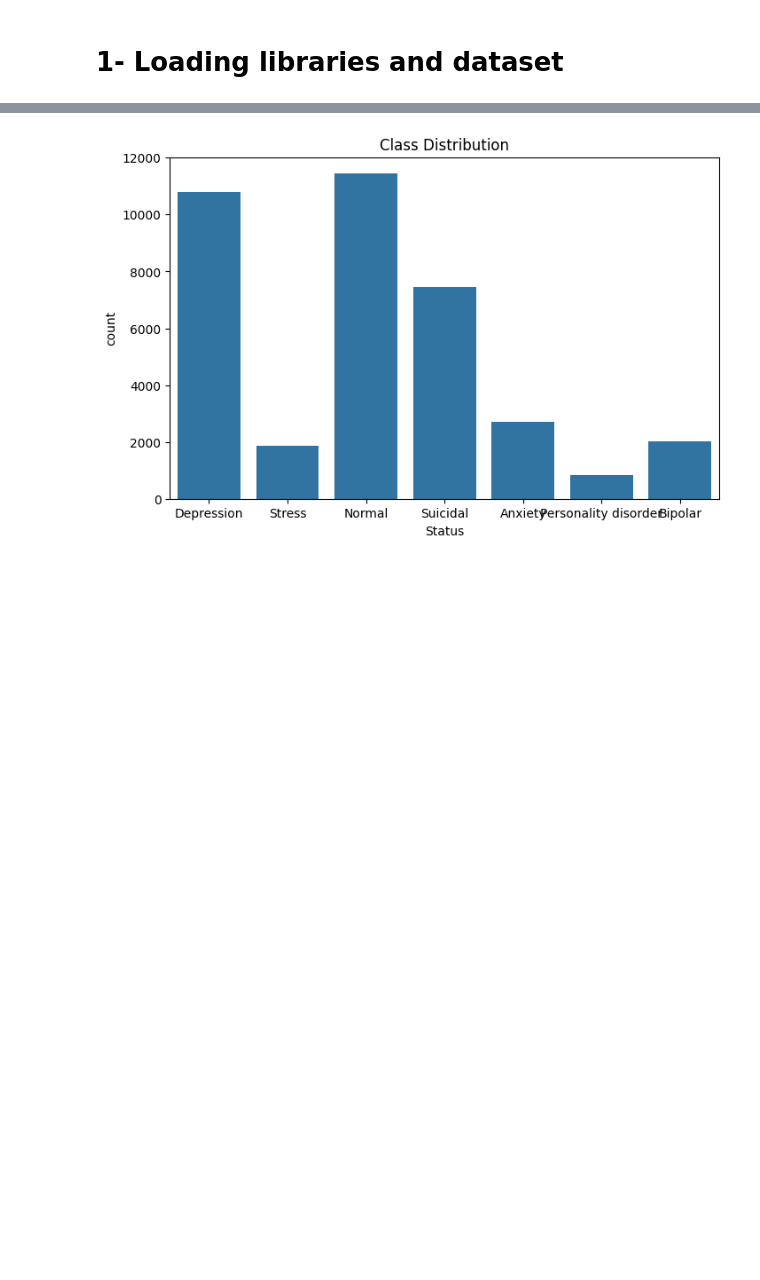
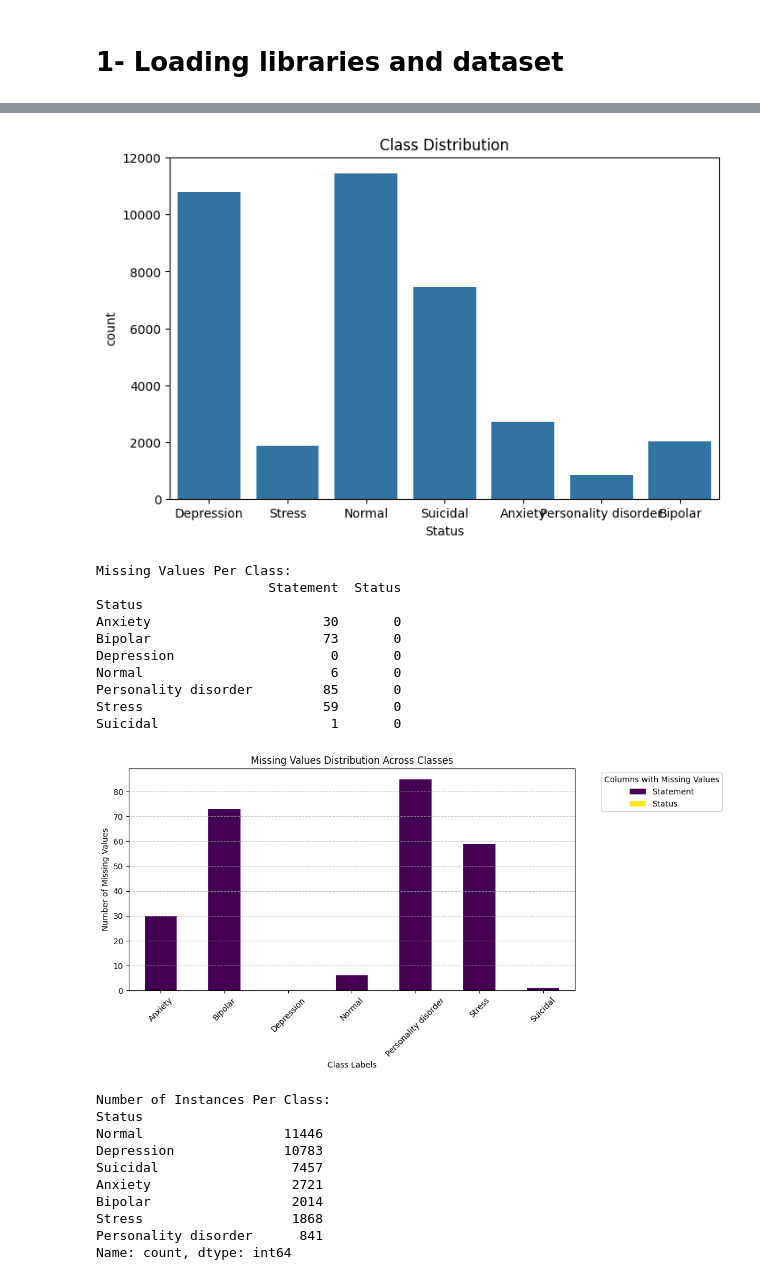
Before and after one commit to Zeinh5/CMPS261-Project, a Jupyter notebook: CMPS261_Project.ipynb, the cells around one changed output, grey strips where cells are left out. Cells and saved outputs as stored; diff of their text form; code cells hidden in the pictures; blank space fills up the shorter version.

Commit message:
visualizing data

```diff
--- a/CMPS261_Project.ipynb
+++ b/CMPS261_Project.ipynb
@@ -21,30 +21,80 @@ print("\nDataset Info:")
 print(df.info())
 
 # Check for Missing Values
 print("\nMissing Values:")
 print(df.isnull().sum())
 
 # Class Distribution
 plt.figure(figsize=(8,5))
 sns.countplot(x=df['Status'])
 plt.title("Class Distribution")
 plt.show()
+
+
+# Check for missing values per class
+missing_values_per_class = df.groupby("Status").apply(lambda x: x.isnull().sum())
+
+# Display missing values per class
+print("Missing Values Per Class:")
+print(missing_values_per_class)
+
+
+# Plot Bar Graph
+missing_values_per_class.plot(kind='bar', figsize=(10, 5), stacked=True, colormap='viridis')
+plt.title("Missing Values Distribution Across Classes")
+plt.xlabel("Class Labels")
+plt.ylabel("Number of Missing Values")
+plt.xticks(rotation=45)
+plt.legend(title="Columns with Missing Values", bbox_to_anchor=(1.05, 1), loc='upper left')
+plt.grid(axis='y', linestyle='--', alpha=0.7)
+
+# Show the plot
+plt.show()
+
+
+# Count instances per class
+class_counts = df['Status'].value_counts()
+
+# Print number of instances per class
+print("Number of Instances Per Class:")
+print(class_counts)
 # %% [output]
 Dataset Head:
                                            Statement      Status
 0  life doesn’t feel worth it that’s kind of it? ...  Depression
 1  This life sucks and if it were for my religiou...  Depression
 2  its been 9 months now for our marriage and she...      Stress
 3  I do not feel particularly sad or anxious or a...  Depression
 4  I am taking Venlafaxine. it is an SSRI. does n...  Depression
 
 Dataset Info:
 <class 'pandas.core.frame.DataFrame'>
 RangeIndex: 37130 entries, 0 to 37129
 Data columns (total 2 columns):
 ... (8 lines left out)
 Missing Values:
 Statement    254
 Status         0
 dtype: int64
 [figure]
+Missing Values Per Class:
+                      Statement  Status
+Status
+Anxiety                      30       0
+Bipolar                      73       0
+Depression                    0       0
+Normal                        6       0
+Personality disorder         85       0
+Stress                       59       0
+Suicidal                      1       0
+[figure, added]
+Number of Instances Per Class:
+Status
+Normal                  11446
+Depression              10783
+Suicidal                 7457
+Anxiety                  2721
+Bipolar                  2014
+Stress                   1868
+Personality disorder      841
+Name: count, dtype: int64
```
